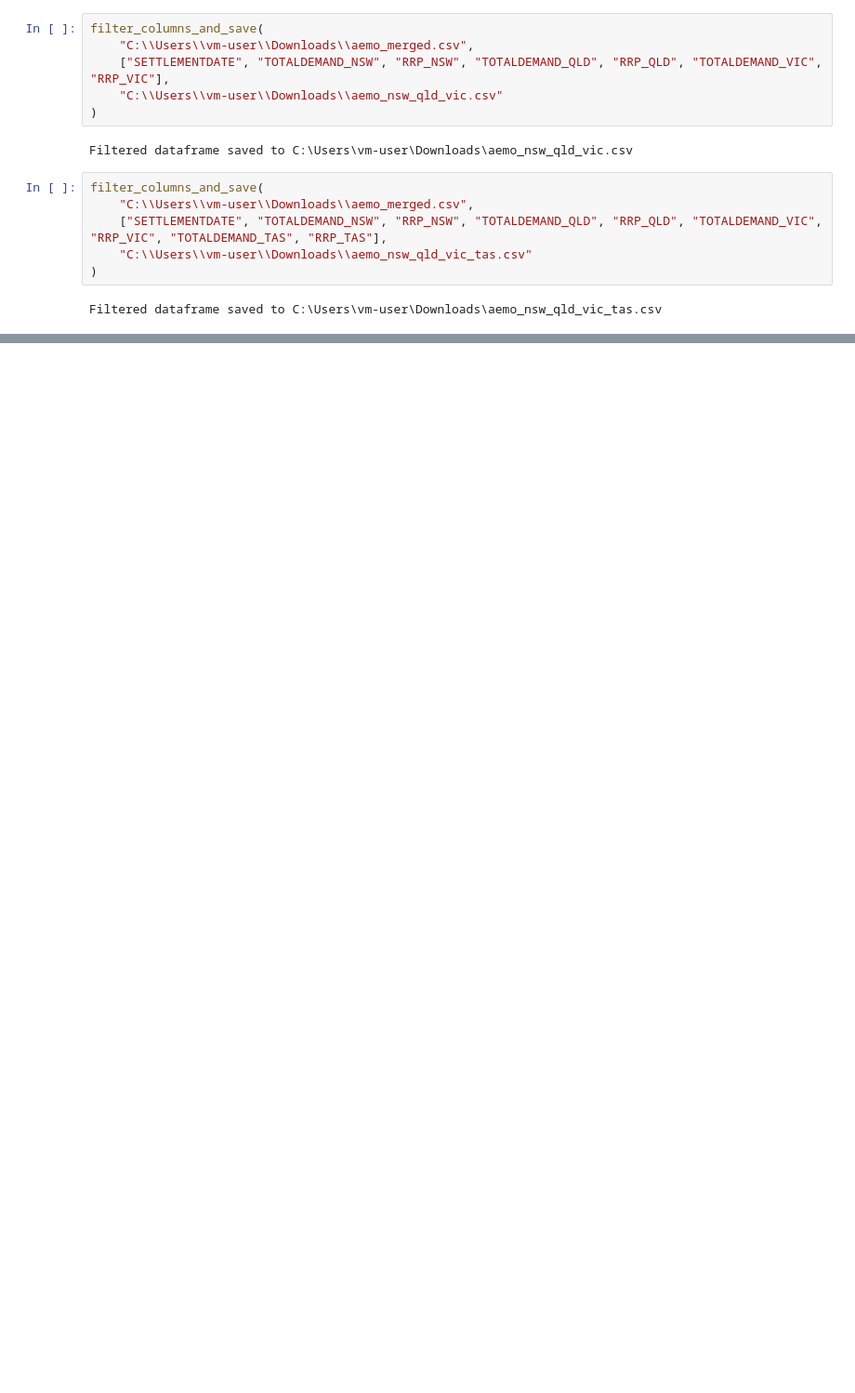
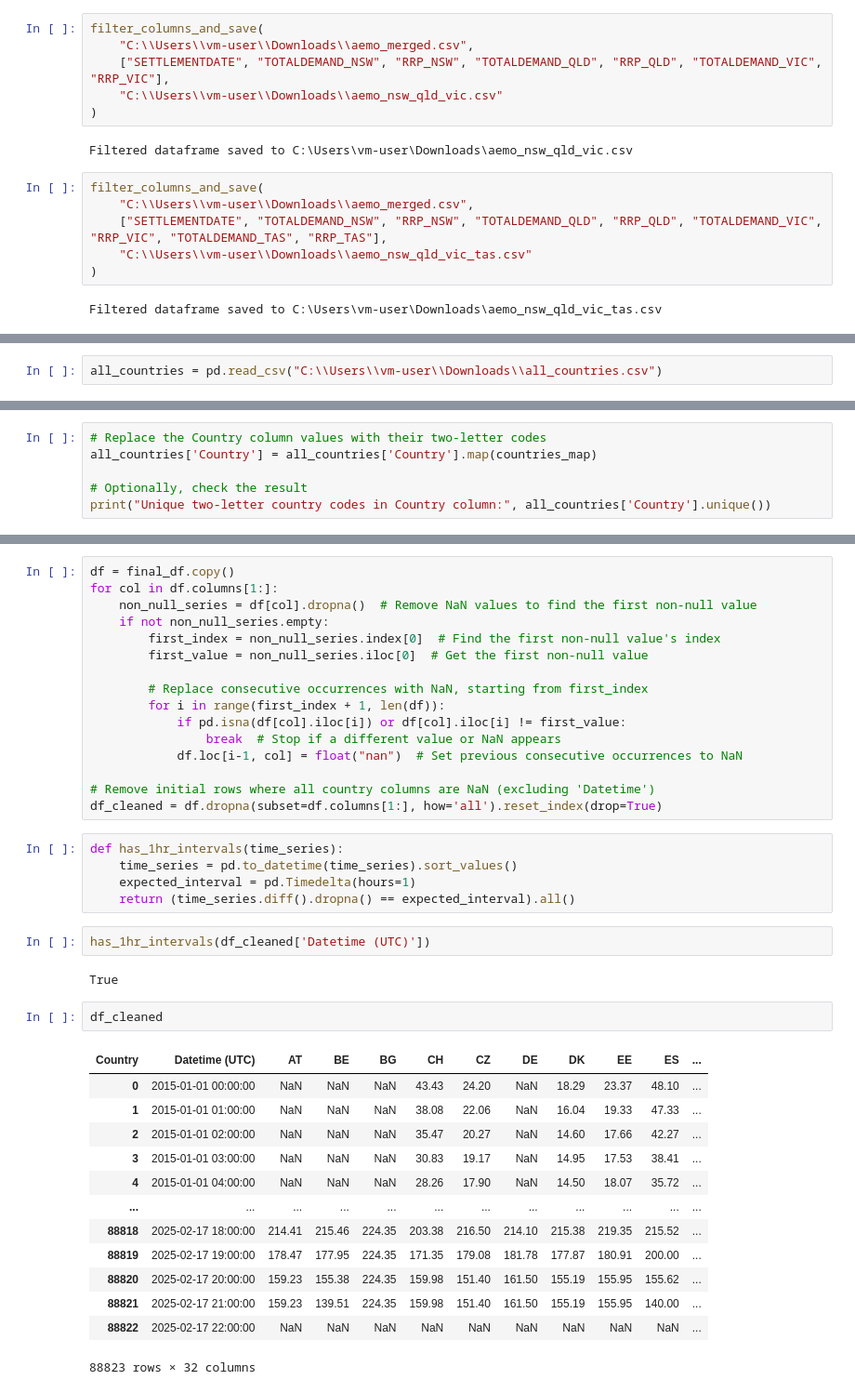
Before and after one commit to Sathwick-Reddy-M/improving-temporal-forecasting, a Jupyter notebook: debug.ipynb, the cells around one changed output, grey strips where cells are left out. Shown: that part at 93% size. Cells and saved outputs as stored; diff of their text form; blank space fills up the shorter version.

```diff
--- a/debug.ipynb
+++ b/debug.ipynb
@@ -139,0 +185,2 @@ Filtered dataframe saved to C:\Users\vm-user\Downloads\aemo_nsw_qld_vic_tas.csv
+# %%
+all_countries = pd.read_csv("C:\\Users\\vm-user\\Downloads\\all_countries.csv")
@@ -139,0 +234,6 @@ Filtered dataframe saved to C:\Users\vm-user\Downloads\aemo_nsw_qld_vic_tas.csv
+# %%
+# Replace the Country column values with their two-letter codes
+all_countries['Country'] = all_countries['Country'].map(countries_map)
+
+# Optionally, check the result
+print("Unique two-letter country codes in Country column:", all_countries['Country'].unique())
@@ -139,0 +283,41 @@ Filtered dataframe saved to C:\Users\vm-user\Downloads\aemo_nsw_qld_vic_tas.csv
+# %%
+df = final_df.copy()
+for col in df.columns[1:]:
+    non_null_series = df[col].dropna()  # Remove NaN values to find the first non-null value
+    if not non_null_series.empty:
+        first_index = non_null_series.index[0]  # Find the first non-null value's index
+        first_value = non_null_series.iloc[0]  # Get the first non-null value
+
+        # Replace consecutive occurrences with NaN, starting from first_index
+        for i in range(first_index + 1, len(df)):
+            if pd.isna(df[col].iloc[i]) or df[col].iloc[i] != first_value:
+                break  # Stop if a different value or NaN appears
+            df.loc[i-1, col] = float("nan")  # Set previous consecutive occurrences to NaN
+
+# Remove initial rows where all country columns are NaN (excluding 'Datetime')
+df_cleaned = df.dropna(subset=df.columns[1:], how='all').reset_index(drop=True)
+# %%
+def has_1hr_intervals(time_series):
+    time_series = pd.to_datetime(time_series).sort_values()
+    expected_interval = pd.Timedelta(hours=1)
+    return (time_series.diff().dropna() == expected_interval).all()
+# %%
+has_1hr_intervals(df_cleaned['Datetime (UTC)'])
+# %% [output]
+True
+# %%
+df_cleaned
+# %% [output]
+| Country | Datetime (UTC) | AT | BE | BG | CH | CZ | DE | DK | EE | ES | ... |
+| 0 | 2015-01-01 00:00:00 | NaN | NaN | NaN | 43.43 | 24.20 | NaN | 18.29 | 23.37 | 48.10 | ... |
+| 1 | 2015-01-01 01:00:00 | NaN | NaN | NaN | 38.08 | 22.06 | NaN | 16.04 | 19.33 | 47.33 | ... |
+| 2 | 2015-01-01 02:00:00 | NaN | NaN | NaN | 35.47 | 20.27 | NaN | 14.60 | 17.66 | 42.27 | ... |
+| 3 | 2015-01-01 03:00:00 | NaN | NaN | NaN | 30.83 | 19.17 | NaN | 14.95 | 17.53 | 38.41 | ... |
+| 4 | 2015-01-01 04:00:00 | NaN | NaN | NaN | 28.26 | 17.90 | NaN | 14.50 | 18.07 | 35.72 | ... |
+| ... | ... | ... | ... | ... | ... | ... | ... | ... | ... | ... | ... |
+| 88818 | 2025-02-17 18:00:00 | 214.41 | 215.46 | 224.35 | 203.38 | 216.50 | 214.10 | 215.38 | 219.35 | 215.52 | ... |
+| 88819 | 2025-02-17 19:00:00 | 178.47 | 177.95 | 224.35 | 171.35 | 179.08 | 181.78 | 177.87 | 180.91 | 200.00 | ... |
+| 88820 | 2025-02-17 20:00:00 | 159.23 | 155.38 | 224.35 | 159.98 | 151.40 | 161.50 | 155.19 | 155.95 | 155.62 | ... |
+| 88821 | 2025-02-17 21:00:00 | 159.23 | 139.51 | 224.35 | 159.98 | 151.40 | 161.50 | 155.19 | 155.95 | 140.00 | ... |
+| 88822 | 2025-02-17 22:00:00 | NaN | NaN | NaN | NaN | NaN | NaN | NaN | NaN | NaN | ... |
+88823 rows × 32 columns
```
Also changed, not shown: parts of 30 cells of this notebook, 1 other file.
